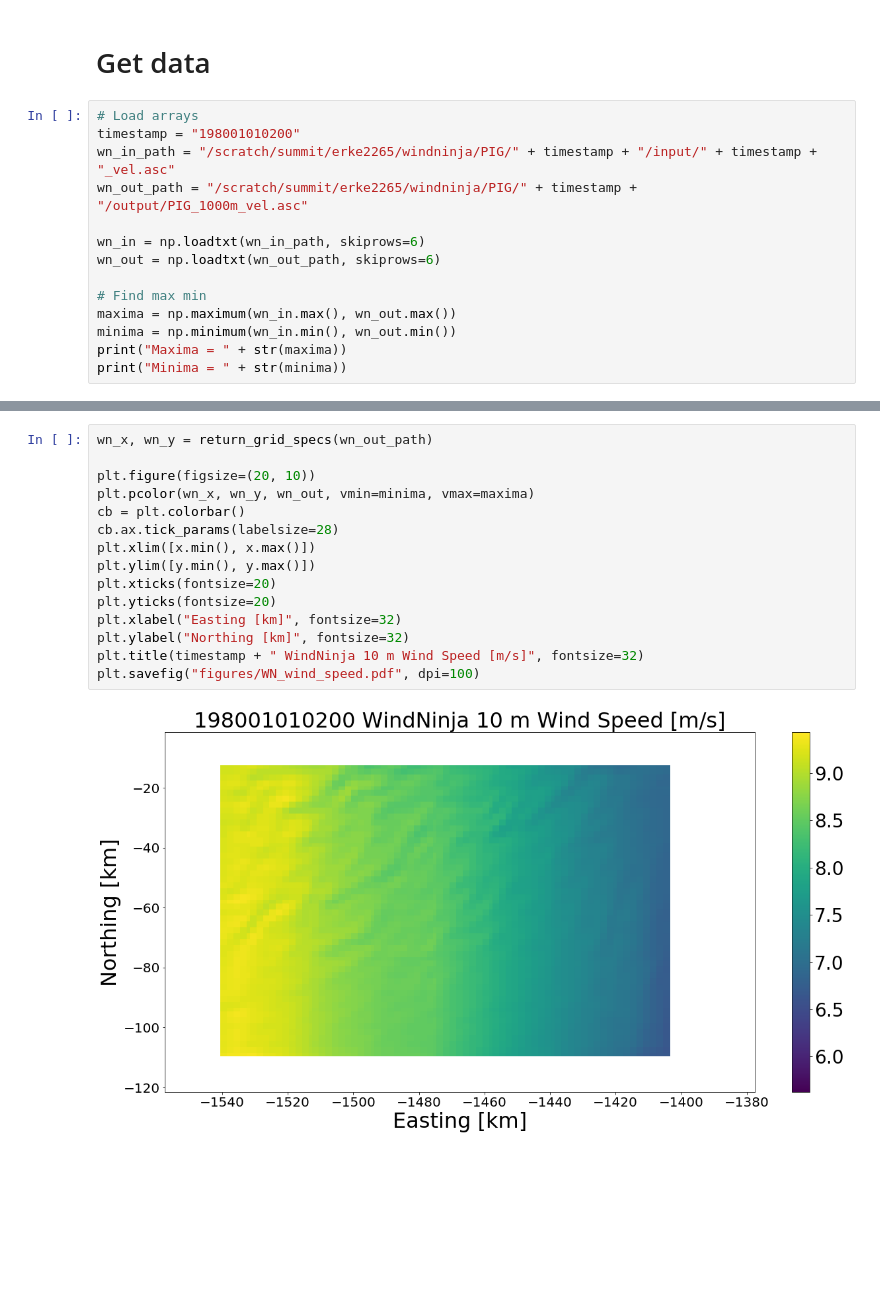
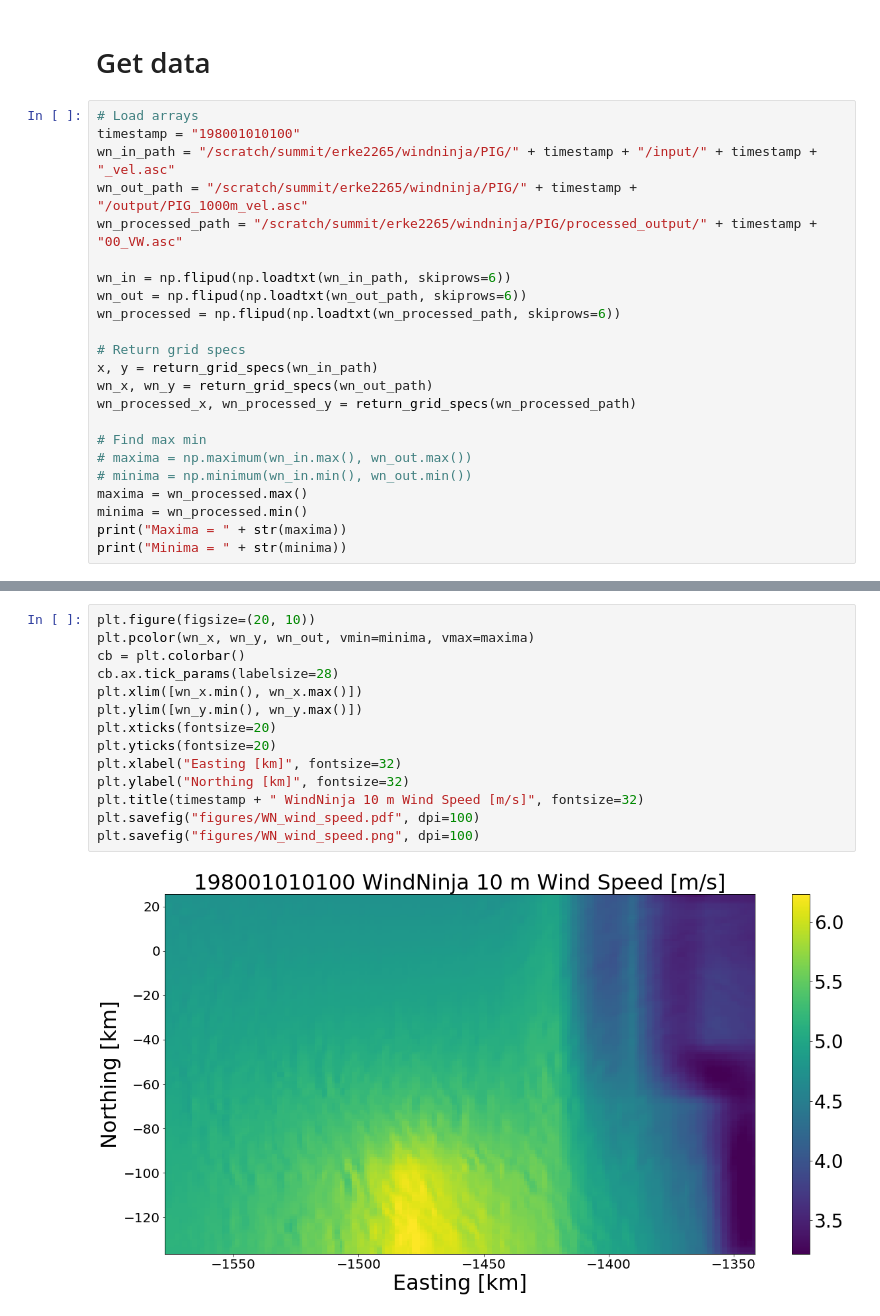
Before and after one commit to EricKeenan/antarctic-windninja, a Jupyter notebook: vis_windninja.ipynb, the cells around one changed output, grey strips where cells are left out. Saved outputs shown, nothing was run; the diff lists cells and outputs as text; blank space fills up the shorter version.

```diff
--- a/vis_windninja.ipynb
+++ b/vis_windninja.ipynb
@@ -30,16 +33,25 @@ def return_grid_specs(path):
 # Get data
 # %%
 # Load arrays
-timestamp = "198001010200"
+timestamp = "198001010100"
 wn_in_path = "/scratch/summit/erke2265/windninja/PIG/" + timestamp + "/input/" + timestamp + "_vel.asc"
 wn_out_path = "/scratch/summit/erke2265/windninja/PIG/" + timestamp + "/output/PIG_1000m_vel.asc"
+wn_processed_path = "/scratch/summit/erke2265/windninja/PIG/processed_output/" + timestamp + "00_VW.asc"
 
-wn_in = np.loadtxt(wn_in_path, skiprows=6)
-wn_out = np.loadtxt(wn_out_path, skiprows=6)
+wn_in = np.flipud(np.loadtxt(wn_in_path, skiprows=6))
+wn_out = np.flipud(np.loadtxt(wn_out_path, skiprows=6))
+wn_processed = np.flipud(np.loadtxt(wn_processed_path, skiprows=6))
+
+# Return grid specs
+x, y = return_grid_specs(wn_in_path)
+wn_x, wn_y = return_grid_specs(wn_out_path)
+wn_processed_x, wn_processed_y = return_grid_specs(wn_processed_path)
 
 # Find max min
-maxima = np.maximum(wn_in.max(), wn_out.max())
-minima = np.minimum(wn_in.min(), wn_out.min())
+# maxima = np.maximum(wn_in.max(), wn_out.max())
+# minima = np.minimum(wn_in.min(), wn_out.min())
+maxima = wn_processed.max()
+minima = wn_processed.min()
 print("Maxima = " + str(maxima))
 print("Minima = " + str(minima))
 # %% [output]
@@ -67,17 +81,16 @@ plt.savefig("figures/M2_wind_speed.pdf", dpi=100)
 # %%
-wn_x, wn_y = return_grid_specs(wn_out_path)
-
 plt.figure(figsize=(20, 10))
 plt.pcolor(wn_x, wn_y, wn_out, vmin=minima, vmax=maxima)
 cb = plt.colorbar()
 cb.ax.tick_params(labelsize=28)
-plt.xlim([x.min(), x.max()])
-plt.ylim([y.min(), y.max()])
+plt.xlim([wn_x.min(), wn_x.max()])
+plt.ylim([wn_y.min(), wn_y.max()])
 plt.xticks(fontsize=20)
 plt.yticks(fontsize=20)
 plt.xlabel("Easting [km]", fontsize=32)
 plt.ylabel("Northing [km]", fontsize=32)
 plt.title(timestamp + " WindNinja 10 m Wind Speed [m/s]", fontsize=32)
 plt.savefig("figures/WN_wind_speed.pdf", dpi=100)
+plt.savefig("figures/WN_wind_speed.png", dpi=100)
 # %% [output]
-[figure, old version]
+[figure, new version]
```
Also changed, not shown: parts of 13 cells of this notebook, 7 other files.
